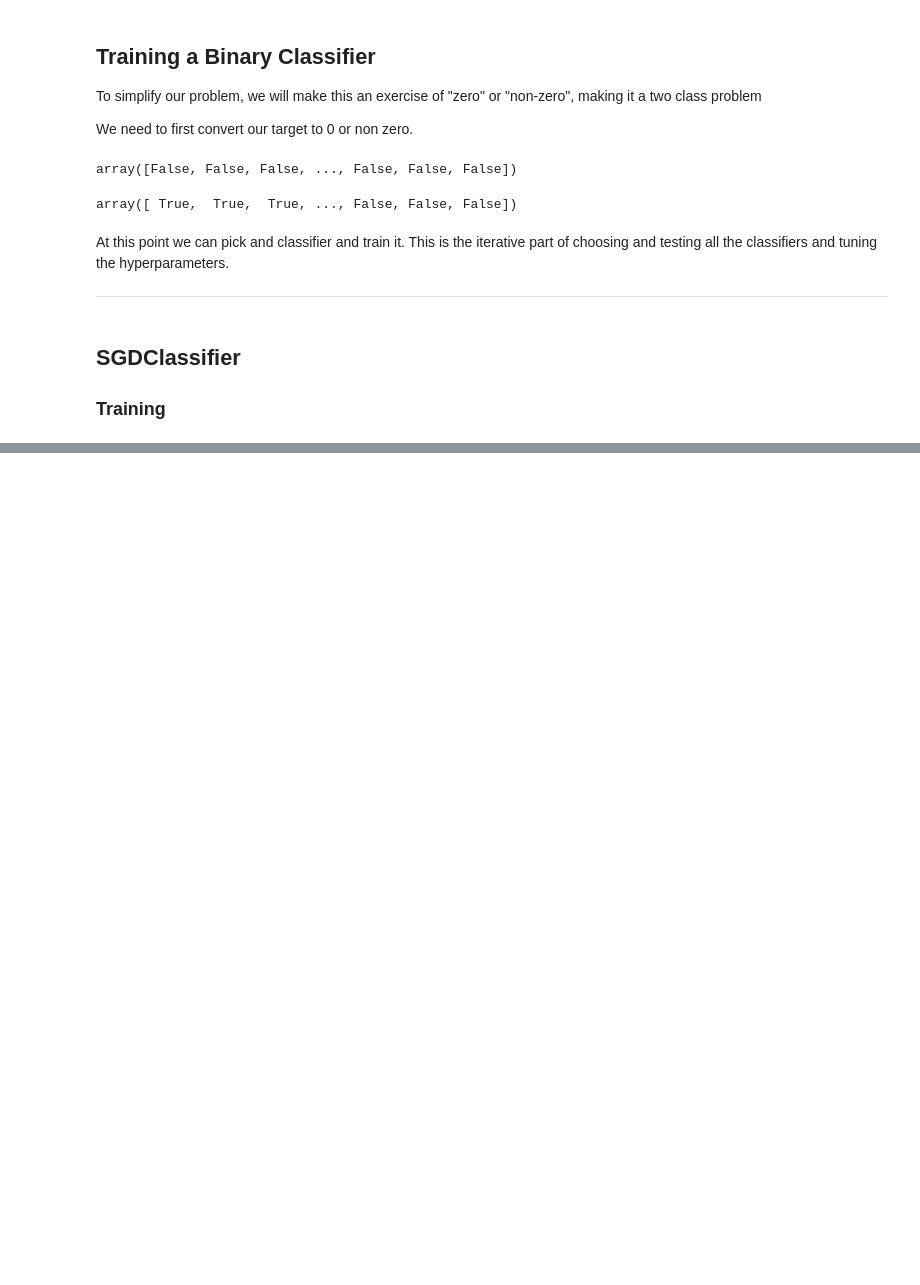
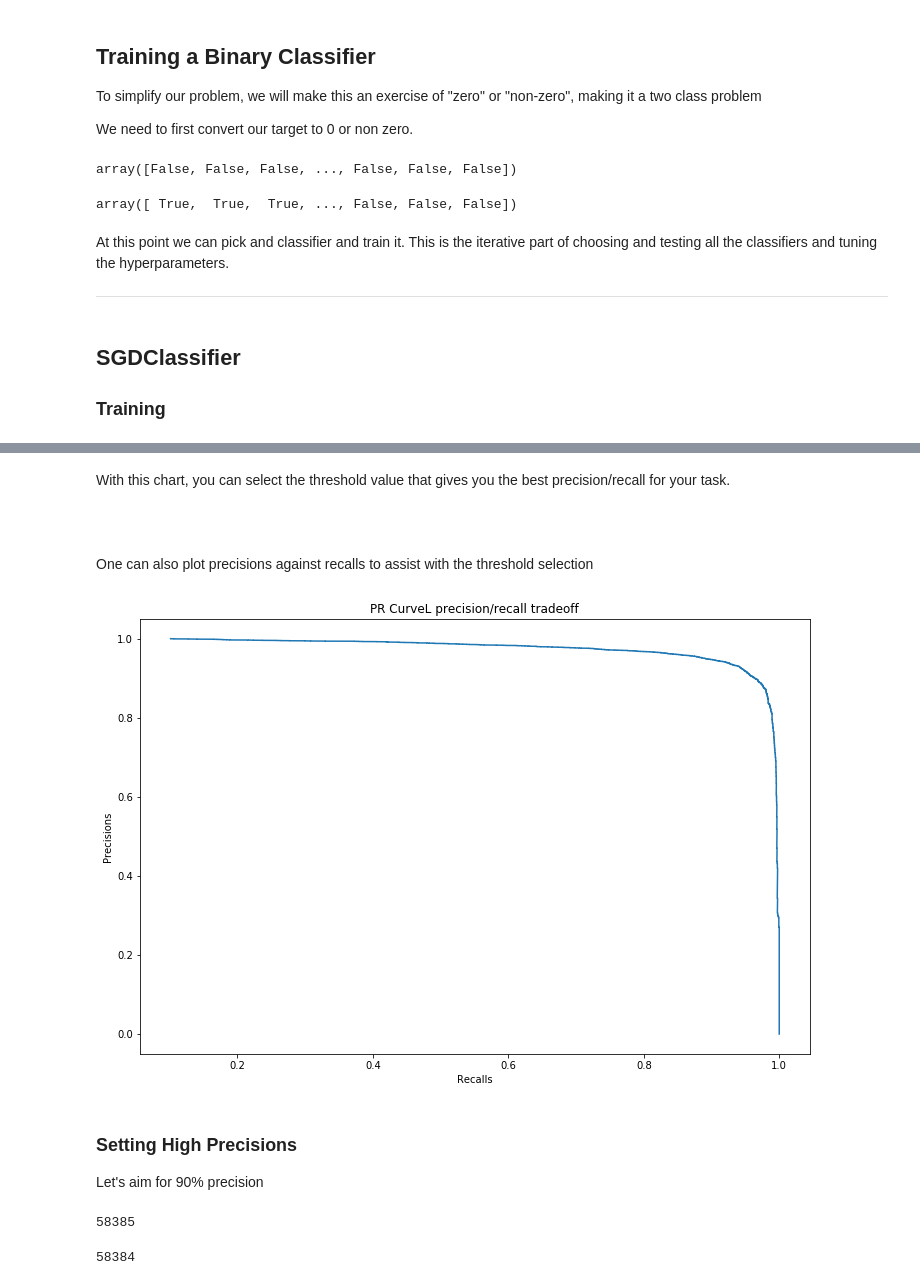
Before and after one commit to jacobskr/ML_Python, a Jupyter notebook: The Complete Machine Learning Course/Projects/Section 4 - Classification/Classification Based Machine Learning Algorithm.ipynb, the cells around one changed output, grey strips where cells are left out. Drawn from its saved outputs; the diff is of its cells as text; code cells hidden in the pictures; blank space fills up the shorter version.

```diff
--- a/The Complete Machine Learning Course/Projects/Section 4 - Classification/Classification Based Machine Learning Algorithm.ipynb
+++ b/The Complete Machine Learning Course/Projects/Section 4 - Classification/Classification Based Machine Learning Algorithm.ipynb
@@ -122,0 +336,27 @@ clf.fit(X_train, y_train)
+# %% [markdown]
+With this chart, you can select the threshold value that gives you the best precision/recall for your task.
+<br>
+<br>
+<br>
+<br>
+One can also plot precisions against recalls to assist with the threshold selection
+# %%
+plt.figure(figsize=(12, 8));
+plt.plot(precisions, recalls);
+plt.xlabel("Recalls");
+plt.ylabel("Precisions");
+plt.title("PR CurveL precision/recall tradeoff");
+# %% [output]
+[figure, added]
+# %% [markdown]
+### Setting High Precisions
+
+Let's aim for 90% precision
+# %%
+len(precisions)
+# %% [output]
+58385
+# %%
+len(thresholds)
+# %% [output]
+58384
```
Also changed, not shown: parts of 80 cells of this notebook.
